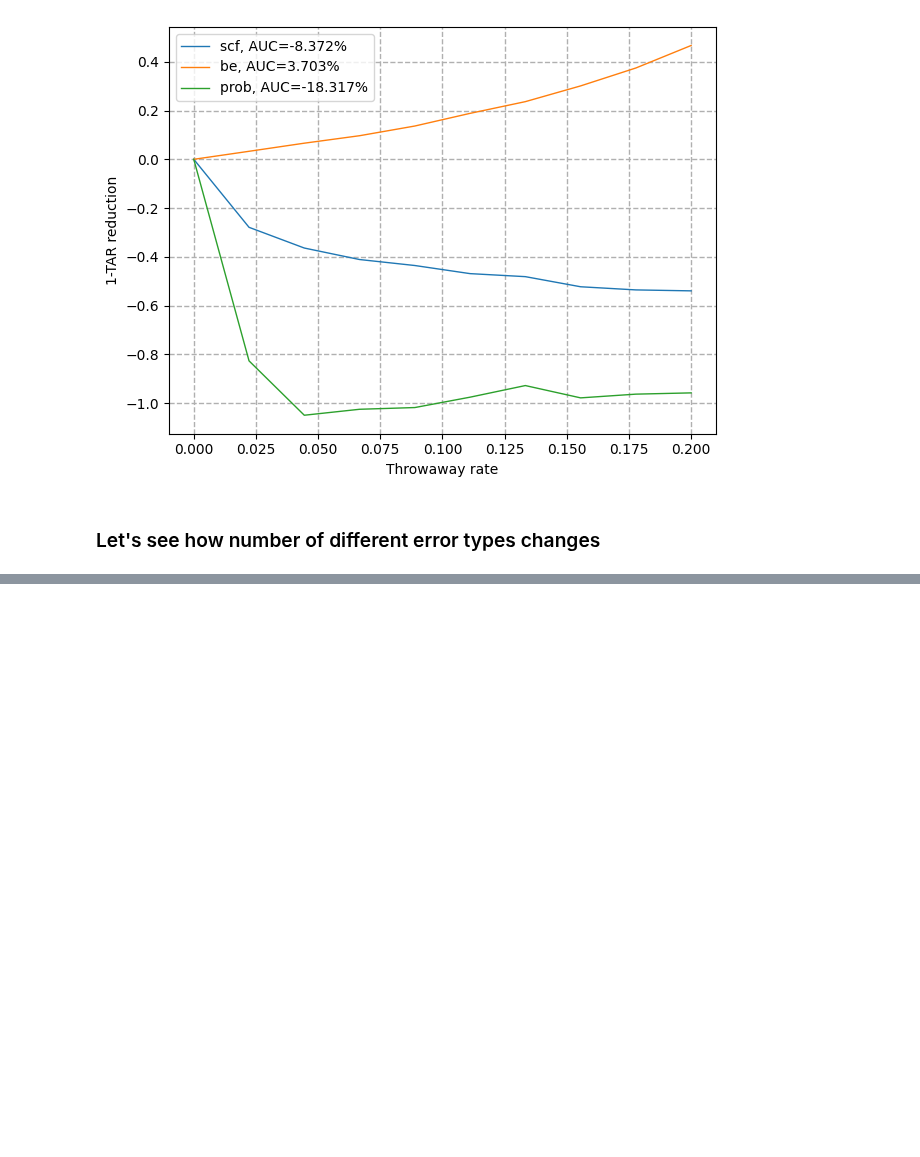
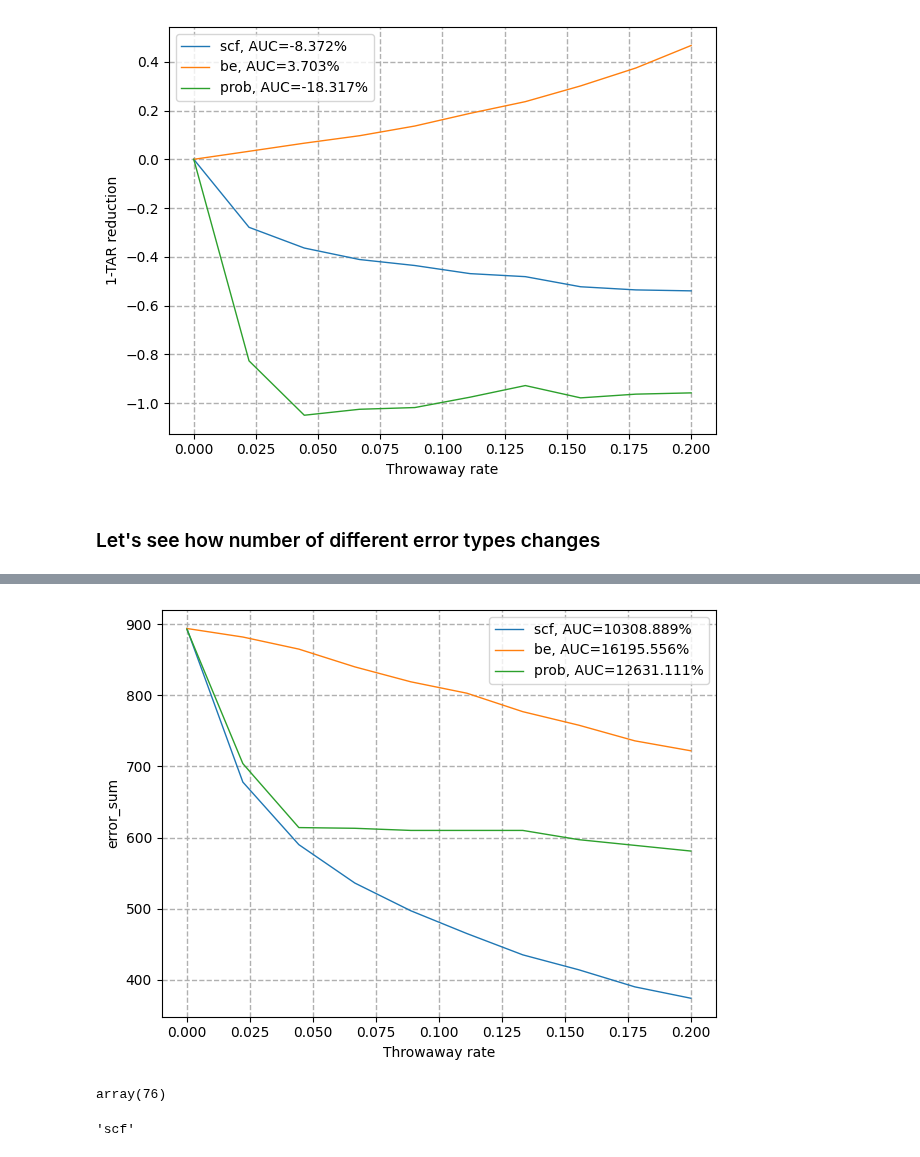
Before and after one commit to vanekek/face_ue, a Jupyter notebook: sandbox/vonMisesPred.ipynb, the cells around one changed output, grey strips where cells are left out. Drawn from its saved outputs; the diff is of its cells as text; code cells hidden in the pictures; blank space fills up the shorter version.

```diff
--- a/sandbox/vonMisesPred.ipynb
+++ b/sandbox/vonMisesPred.ipynb
@@ -328,0 +390,31 @@ fig.savefig(f"tar_rejection.png", dpi=300)
+# %%
+from evaluation.visualize import plot_rejection_scores
+scores = []
+names = []
+for method_name in rejection_error_count:
+    false_ident = rejection_error_count[method_name]['false_ident']
+    false_ident = np.array(false_ident)
+    false_reject = rejection_error_count[method_name]['false_reject']
+    false_reject = np.array(false_reject)
+    false_accept = rejection_error_count[method_name]['false_accept']
+    false_accept = np.array(false_accept)
+    if len(false_ident) == 0:
+        continue
+    scores.append((fractions, false_accept+false_ident+false_reject))
+    names.append(method_name)
+fig = plot_rejection_scores(
+    scores=scores,
+    names=names,
+    y_label=f"error_sum",
+)
+fig.savefig(f"error_sum.png", dpi=300)
+# %% [output]
+[figure, added]
+# %%
+false_accept
+# %% [output]
+array(76)
+# %%
+method_name
+# %% [output]
+'scf'
```
Also changed, not shown: parts of 12 cells of this notebook, 4 other files.
